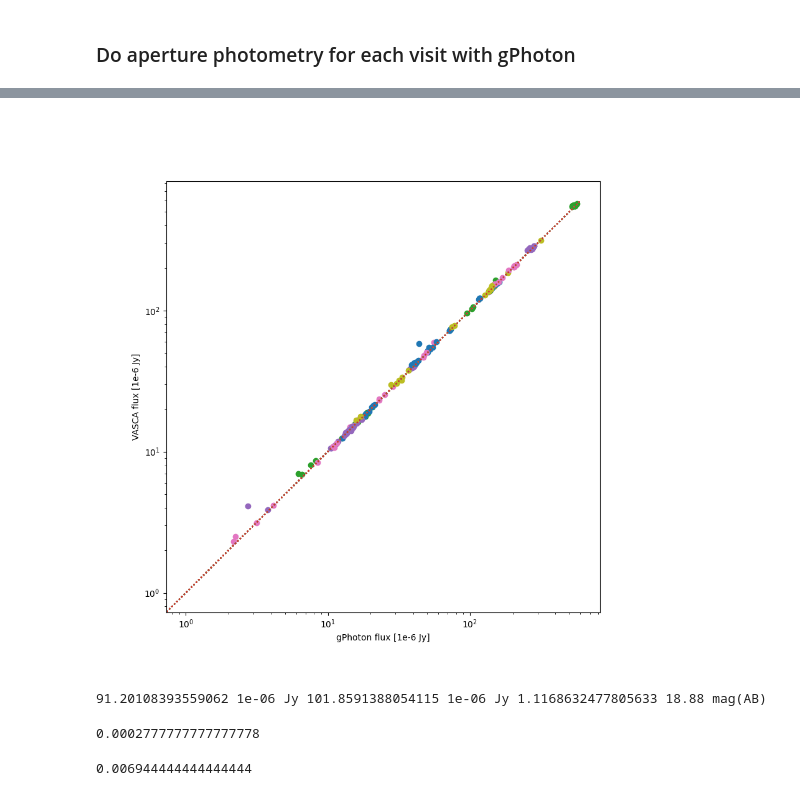
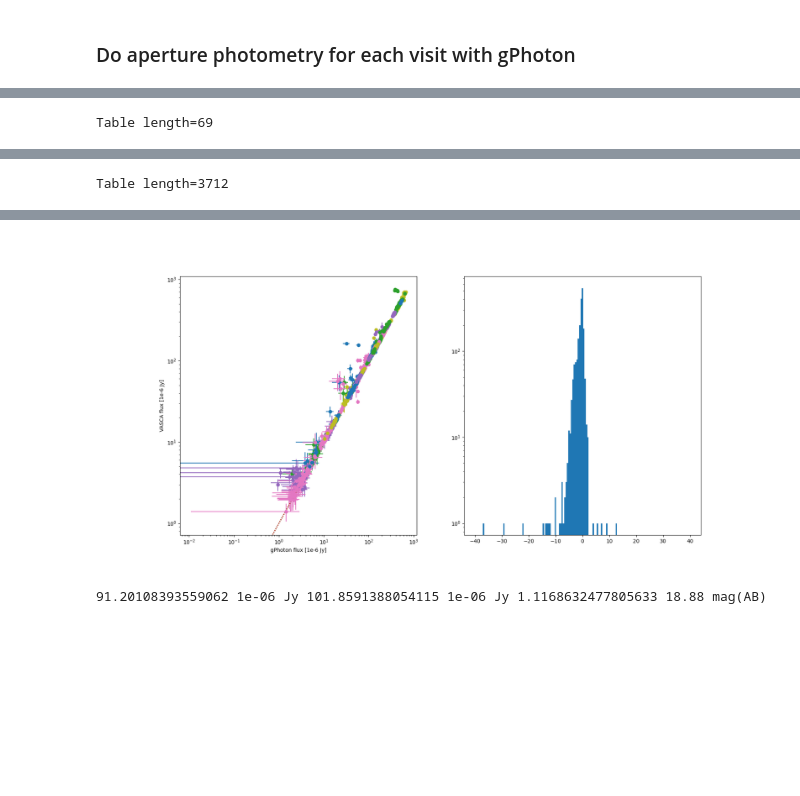
Before and after one commit to rbuehler/vasca, a Jupyter notebook: vasca/examples/inspect_gPhoton.ipynb, the cells around one changed output, grey strips where cells are left out. Drawn from its saved outputs; the diff is of its cells as text; code cells hidden in the pictures; blank space fills up the shorter version.

```diff
--- a/vasca/examples/inspect_gPhoton.ipynb
+++ b/vasca/examples/inspect_gPhoton.ipynb
@@ -44,26 +44,43 @@ WARNING: UnitsWarning: 'log(cm.s**-2)' did not parse as fits unit: 'log' is not
 # %% [markdown]
 ### Do aperture photometry for each visit with gPhoton
 # %%
-fig, ax = plt.subplots(1,1,figsize=(9, 9), squeeze=True, num="gPhotFlux", clear=True)
-
+fig, axs = plt.subplots(1,2,figsize=(18, 9), squeeze=True, num="gPhotFlux", clear=True)
+axs = axs.flatten()
+ll_lc = []
 for rg_src_id in srcs_ids:
 
     #Get source
     tc_src = rg.get_src_from_id(rg_src_id, load_from_file = True, add_sed=False,add_gphoton=True, add_spectrum=False)
     tt_gp_lc = tc_src.tt_gphoton_lc
-    tt_gp_lc["rtime"]=np.round(tt_gp_lc["time"],4)
+    tt_gp_lc["rg_src_id"] = rg_src_id
+    tt_gp_lc["rtime"]=np.round(tt_gp_lc["time"],2)
     tt_src_lc = tc_src.tt_source_lc
-    tt_src_lc["rtime"]=np.round(tt_src_lc["time"],4)
+    tt_src_lc["rtime"]=np.round(tt_src_lc["time"],2)
     tt_lc = join(tt_gp_lc,tt_src_lc,keys=['obs_filter_id',"rtime"],join_type='outer',table_names=["gp","src"])
+    tt_lc["time_gp"] = MaskedColumn(tt_lc["time_gp"])
+    tt_lc["time_src"]= MaskedColumn(tt_lc["time_src"])
+    #display(tt_lc)
     sel_both = ~tt_lc["time_gp"].mask*~tt_lc["time_src"].mask
     tt_lc_both = tt_lc[sel_both]
-    sel_gp = tt_lc_both["sel_gp"]*tt_lc_both["s2n"]>3
+    #sel_gp = tt_lc_both["sel_gp"]#*tt_lc_both["s2n"]>3
+
+    ll_lc.append(tt_lc)
     #display(tt_lc[sel_both])
 
-    ax.plot(tt_lc_both[sel_gp]["flux_gp"],tt_lc_both[sel_gp]["flux_src"],"o")
-    ax.set_xlabel("gPhoton flux [1e-6 Jy]")
-    ax.set_ylabel("VASCA flux [1e-6 Jy]")
-    ax.set_xscale("log")
-    ax.set_yscale("log")
-    ax.plot(range(600),range(600),":")
+    #axs[0].plot(,"o")
+    axs[0].errorbar(tt_lc_both["flux_gp"],tt_lc_both["flux_src"], xerr=tt_lc_both["flux_err_gp"], yerr=tt_lc_both["flux_err_src"],linestyle="none",marker="o")
+    axs[0].set_xlabel("gPhoton flux [1e-6 Jy]")
+    axs[0].set_ylabel("VASCA flux [1e-6 Jy]")
+    axs[0].set_xscale("log")
+    axs[0].set_yscale("log")
+    axs[0].plot(range(600),range(600),":")
+tt_lc = vstack(ll_lc)
+sel_both = (~tt_lc["time_gp"].mask*~tt_lc["time_src"].mask)#*tt_lc["sel_gp"]
+tt_lc_both = tt_lc[sel_both]
+tt_lc_both["pull"] = (tt_lc_both["flux_gp"]-tt_lc_both["flux_src"])/tt_lc_both["flux_err_src"]
+axs[1].hist(tt_lc_both["pull"],bins=np.linspace(-40,40,160))
+axs[1].set_yscale("log")
+print("Nr of points all/matched:",len(tt_lc),"/",len(tt_lc_both))
+display(tt_lc_both[np.abs(tt_lc_both["pull"])>4])
+display(tt_lc)
 # %% [output]
@@ -71,0 +88 @@ WARNING: MergeConflictWarning: Cannot merge meta key 'EXTNAME' types <class 'str
+Table length=69
@@ -71,0 +108 @@ WARNING: MergeConflictWarning: Cannot merge meta key 'EXTNAME' types <class 'str
+Table length=3712
@@ -72,4 +128,4 @@ WARNING: MergeConflictWarning: Cannot merge meta key 'EXTNAME' types <class 'str
-[figure, old version]
+[figure, new version]
 # %%
 # Calculate apperture flux correctin from http://www.galex.caltech.edu/researcher/techdoc-ch5.html
 f1 = mag2flux(19)
@@ -78,11 +134,3 @@ mag = flux2mag(f2)
 print(f1,f2,f2/f1, mag)
 # %% [output]
 91.20108393559062 1e-06 Jy 101.8591388054115 1e-06 Jy 1.1168632477805633 18.88 mag(AB)
-# %%
-1/(60*60)
-# %% [output]
-0.0002777777777777778
-# %%
-10/(24*60)
-# %% [output]
-0.006944444444444444
```
Also changed, not shown: parts of 2 cells of this notebook, 2 other files.
